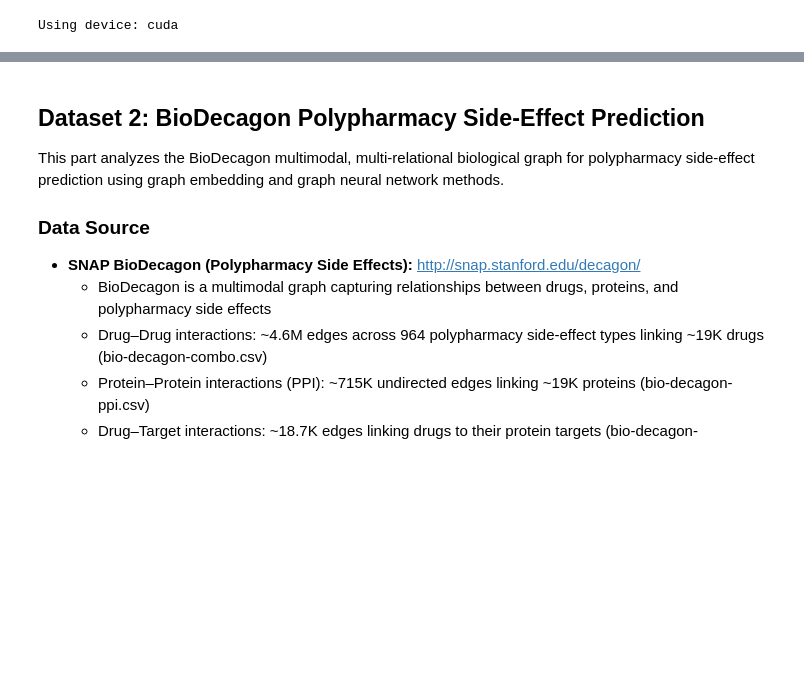
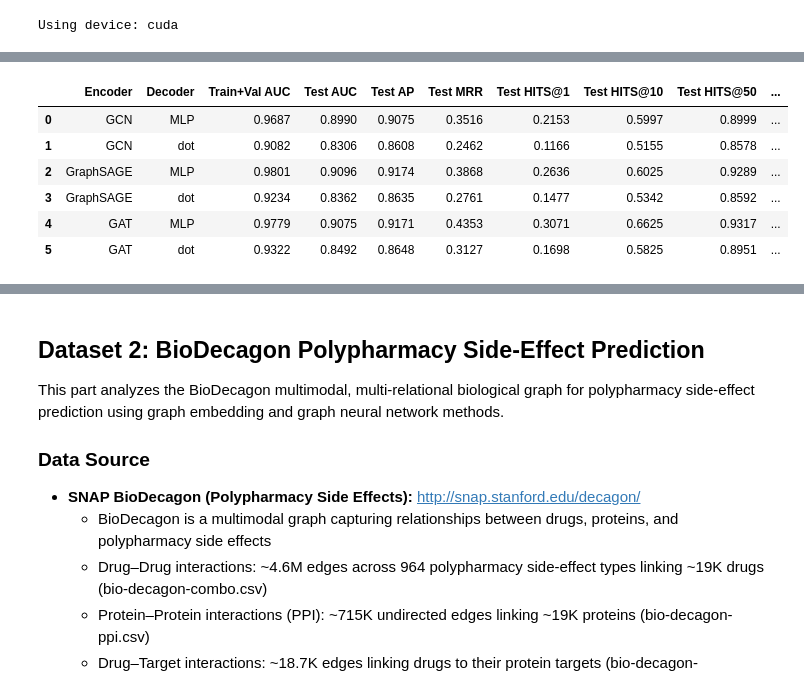
Before and after one commit to alpatricio10/mgma-project, a Jupyter notebook: final_analysis.ipynb, the cells around one changed output, grey strips where cells are left out. Drawn from its saved outputs; the diff is of its cells as text; code cells hidden in the pictures; blank space fills up the shorter version.

```diff
--- a/final_analysis.ipynb
+++ b/final_analysis.ipynb
@@ -476,0 +684,70 @@ Also, interstingly, once the Node2Vec algorithm was re-ran with the spectral gap
+# %%
+# Compare: GCN vs GraphSAGE vs GAT, MLP vs dot. Use best config per architecture (from grid search); train on train+val for final test eval.
+from torch_geometric.data import Data
+in_dim_c = train_data.x.shape[1]
+hidden_fallback, out_fallback = 64, 64
+lr_fallback, wd_c = 0.005, 1e-4
+epochs_c = 200  # fixed epochs (no early stopping on train+val—evaluating on training data would be invalid)
+
+# Build train+val data for final training (all non-test data)
+edge_index_tv = torch.cat([train_data.edge_index, val_data.edge_index], dim=1).unique(dim=1)
+edge_label_index_tv = torch.cat([train_data.edge_label_index, val_data.edge_label_index], dim=1)
+edge_label_tv = torch.cat([train_data.edge_label, val_data.edge_label], dim=0)
+train_val_data = Data(x=train_data.x.clone(), edge_index=edge_index_tv, edge_label_index=edge_label_index_tv, edge_label=edge_label_tv).to(device)
+
+def _get_config(arch_name):
+    """Use best config from grid search if available, else fixed fallback."""
+    g = globals()
+    if arch_name == "GCN":
+        c = g.get('best_gcn_config')
+        if c is not None: return c['hidden_dim'], c['out_dim'], c['lr']
+    if arch_name == "GraphSAGE":
+        c = g.get('best_sage_config')
+        if c is not None: return c['hidden_dim'], c['out_dim'], c['lr']
+    if arch_name == "GAT":
+        c = g.get('best_gat_config')
+        if c is not None: return c['hidden_dim'], c['out_dim'], c['lr']
+    return hidden_fallback, out_fallback, lr_fallback
+
+results_compare = []
+t_total_start = time.perf_counter()
+
+for arch_name, use_mlp in [("GCN", True), ("GCN", False), ("GraphSAGE", True), ("GraphSAGE", False), ("GAT", True), ("GAT", False)]:
+    dec_name = "MLP" if use_mlp else "dot"
+    t0 = time.perf_counter()
+    hidden_c, out_c, lr_c = _get_config(arch_name)
+    if arch_name == "GCN":
+        model_c = GCNLinkPrediction(in_dim_c, hidden_c, out_c, use_mlp_decoder=use_mlp).to(device)
+    elif arch_name == "GraphSAGE":
+        model_c = GraphSAGELinkPrediction(in_dim_c, hidden_c, out_c, use_mlp_decoder=use_mlp).to(device)
+    else:
+        model_c = GATLinkPrediction(in_dim_c, hidden_c, out_c, use_mlp_decoder=use_mlp).to(device)
+    opt_c = torch.optim.Adam(model_c.parameters(), lr=lr_c, weight_decay=wd_c)
+    sched_c = torch.optim.lr_scheduler.ReduceLROnPlateau(opt_c, mode='max', factor=0.5, patience=30)
+    for epoch in range(1, epochs_c + 1):
+        _ = train_link_prediction(model_c, train_val_data, opt_c)
+        va, vp, vm, vh = evaluate_link_prediction(model_c, train_val_data)
+        sched_c.step(va)
+    train_val_auc = va  # informational only (not used for model selection)
+    ta, tp, tm, th = evaluate_link_prediction(model_c, test_data, n_negatives_for_ranking=N_NEGATIVES_FOR_RANKING)
+    t_elapsed = time.perf_counter() - t0
+    results_compare.append({
+        "Encoder": arch_name,
+        "Decoder": dec_name,
+        "Train+Val AUC": train_val_auc,
+        "Test AUC": ta,
+        "Test AP": tp,
+        "Test MRR": tm,
+        "Test HITS@1": th[1],
+        "Test HITS@10": th[10],
+        "Test HITS@50": th[50],
+        "Time (s)": round(t_elapsed, 2),
+    })
+    print(f"  {arch_name} + {dec_name}: train+val AUC {train_val_auc:.4f}, test AUC {ta:.4f}, test AP {tp:.4f}, test MRR {tm:.4f}, test HITS@10 {th[10]:.4f}, time {t_elapsed:.1f}s")
+
+t_total = time.perf_counter() - t_total_start
+df_compare = pd.DataFrame(results_compare)
+print(f"\nTotal time (all 6 setups): {t_total:.1f}s")
+print("\nComparison table (trained on train+val, best config per encoder when available):")
+display(df_compare.round(4))
+# %% [output]
@@ -476,0 +764,7 @@ Also, interstingly, once the Node2Vec algorithm was re-ran with the spectral gap
+|  | Encoder | Decoder | Train+Val AUC | Test AUC | Test AP | Test MRR | Test HITS@1 | Test HITS@10 | Test HITS@50 | ... |
+| 0 | GCN | MLP | 0.9687 | 0.8990 | 0.9075 | 0.3516 | 0.2153 | 0.5997 | 0.8999 | ... |
+| 1 | GCN | dot | 0.9082 | 0.8306 | 0.8608 | 0.2462 | 0.1166 | 0.5155 | 0.8578 | ... |
+| 2 | GraphSAGE | MLP | 0.9801 | 0.9096 | 0.9174 | 0.3868 | 0.2636 | 0.6025 | 0.9289 | ... |
+| 3 | GraphSAGE | dot | 0.9234 | 0.8362 | 0.8635 | 0.2761 | 0.1477 | 0.5342 | 0.8592 | ... |
+| 4 | GAT | MLP | 0.9779 | 0.9075 | 0.9171 | 0.4353 | 0.3071 | 0.6625 | 0.9317 | ... |
+| 5 | GAT | dot | 0.9322 | 0.8492 | 0.8648 | 0.3127 | 0.1698 | 0.5825 | 0.8951 | ... |
```
Also changed, not shown: parts of 48 cells of this notebook.
